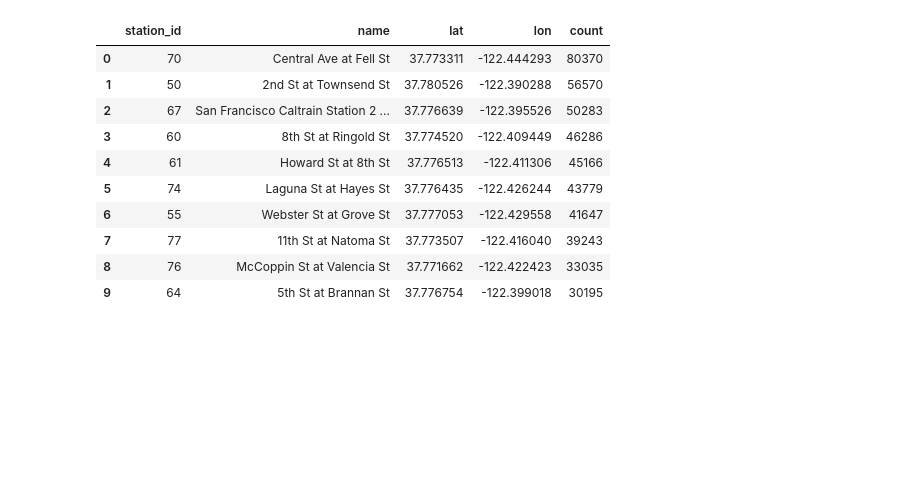
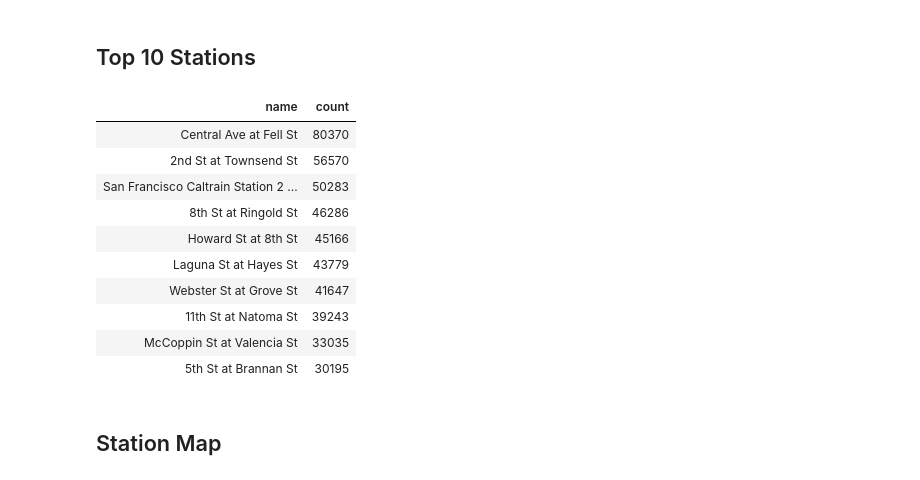
Before and after one commit to gclouduniverse/notebooks-ci-showcase, a Jupyter notebook: demo.ipynb, the cells around one changed output. Saved outputs shown, nothing was run; the diff lists cells and outputs as text; code cells hidden in the pictures; blank space fills up the shorter version.

```diff
--- a/demo.ipynb
+++ b/demo.ipynb
@@ -37,20 +38,25 @@ GROUP BY
     stations.station_id, stations.name, stations.lat, stations.lon
 ORDER By
     count DESC
-# %%
-sf_stations.head(10)
-# %% [output]
-|  | station_id | name | lat | lon | count |
-| 0 | 70 | Central Ave at Fell St | 37.773311 | -122.444293 | 80370 |
-| 1 | 50 | 2nd St at Townsend St | 37.780526 | -122.390288 | 56570 |
-| 2 | 67 | San Francisco Caltrain Station 2 ... | 37.776639 | -122.395526 | 50283 |
-| 3 | 60 | 8th St at Ringold St | 37.774520 | -122.409449 | 46286 |
-| 4 | 61 | Howard St at 8th St | 37.776513 | -122.411306 | 45166 |
-| 5 | 74 | Laguna St at Hayes St | 37.776435 | -122.426244 | 43779 |
-| 6 | 55 | Webster St at Grove St | 37.777053 | -122.429558 | 41647 |
-| 7 | 77 | 11th St at Natoma St | 37.773507 | -122.416040 | 39243 |
-| 8 | 76 | McCoppin St at Valencia St | 37.771662 | -122.422423 | 33035 |
-| 9 | 64 | 5th St at Brannan St | 37.776754 | -122.399018 | 30195 |
+# %% [markdown]
+## Top 10 Stations
+# %%
+top = sf_stations[['name','count']].head(10)
+top.style.hide_index()
+# %% [output]
+| name | count |
+| Central Ave at Fell St | 80370 |
+| 2nd St at Townsend St | 56570 |
+| San Francisco Caltrain Station 2 ... | 50283 |
+| 8th St at Ringold St | 46286 |
+| Howard St at 8th St | 45166 |
+| Laguna St at Hayes St | 43779 |
+| Webster St at Grove St | 41647 |
+| 11th St at Natoma St | 39243 |
+| McCoppin St at Valencia St | 33035 |
+| 5th St at Brannan St | 30195 |
+# %% [markdown]
+## Station Map
 # %%
 from bokeh.io import output_file, output_notebook, show
 from bokeh.models import (
```
Also changed, not shown: parts of 6 cells of this notebook.
